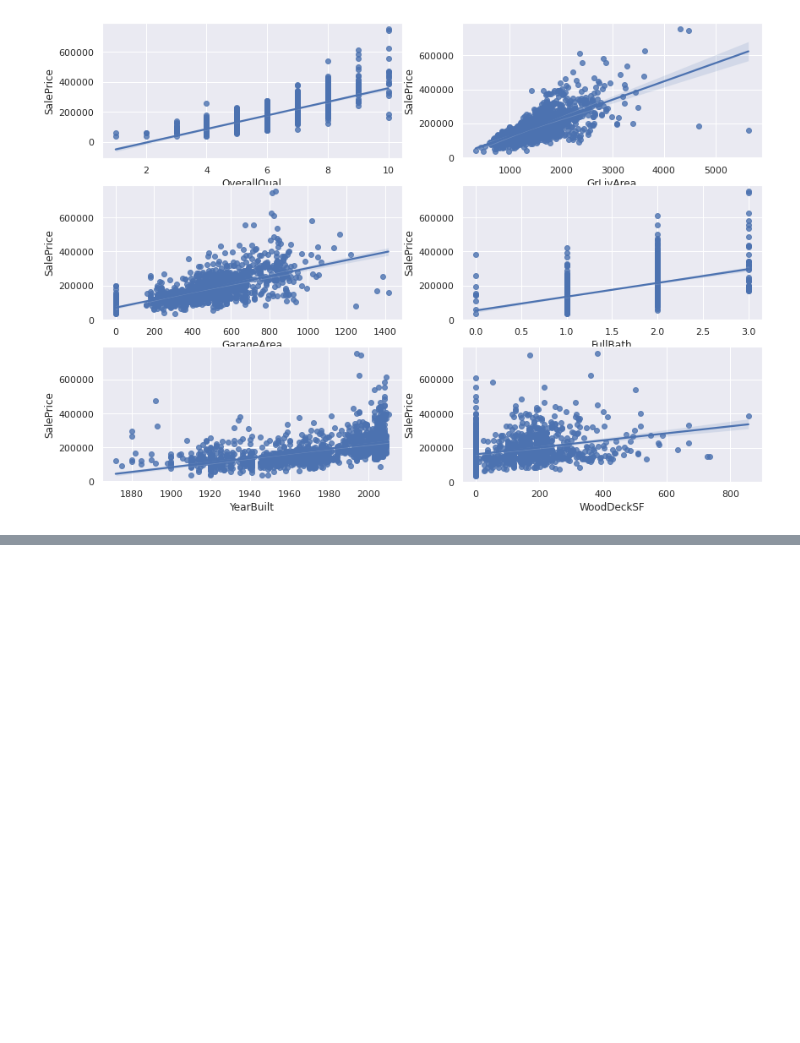
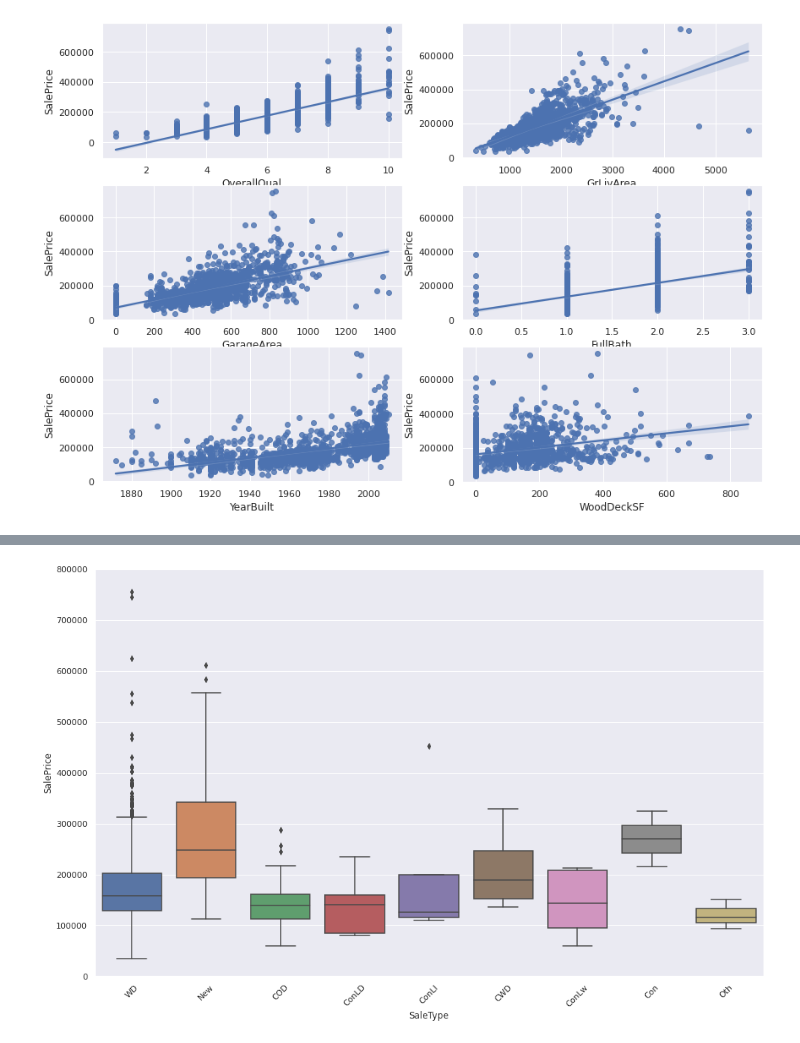
Before and after one commit to sanjaybora04/DataScienceAssignment, a Jupyter notebook: Untitled1.ipynb, the cells around one changed output, grey strips where cells are left out. Saved outputs shown, nothing was run; the diff lists cells and outputs as text; code cells hidden in the pictures; blank space fills up the shorter version.

```diff
--- a/Untitled1.ipynb
+++ b/Untitled1.ipynb
@@ -129,0 +137,7 @@ sns.regplot(x='WoodDeckSF',y='SalePrice',data = data,fit_reg=True,scatter=True,a
+# %%
+f,ax = plt.subplots(figsize=(16,10))
+fig = sns.boxplot(x='SaleType',y="SalePrice",data=data)
+fig.axis(ymin=0,ymax=800000)
+xt = plt.xticks(rotation=45)
+# %% [output]
+[figure, added]
```
Also changed, not shown: parts of 12 cells of this notebook.
